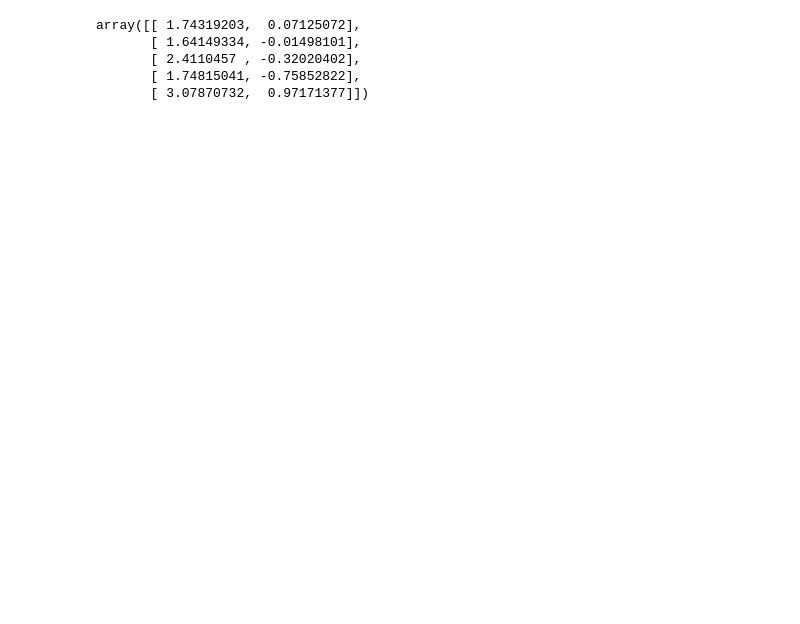
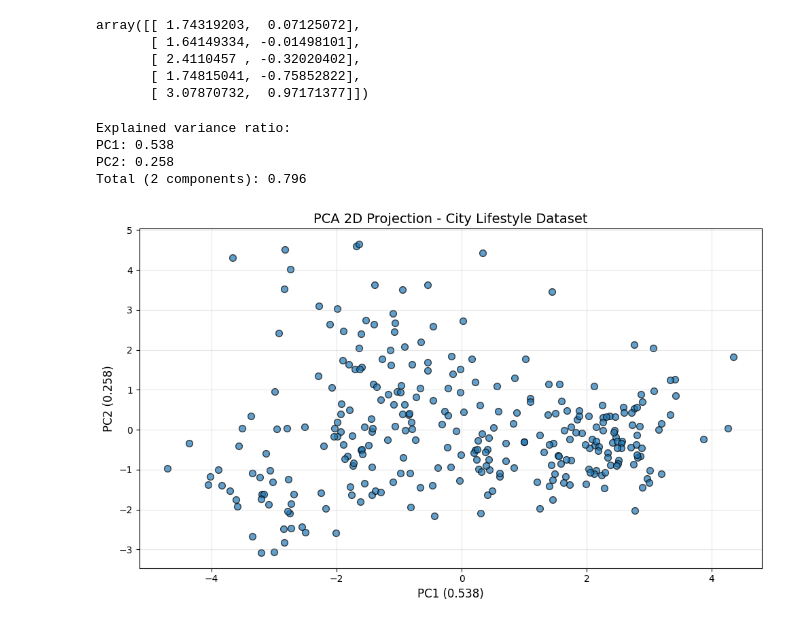
Before and after one commit to wixii/projet-final, a Jupyter notebook: notebooks/pca.ipynb, the cells around one changed output. Cells and saved outputs as stored; diff of their text form; code cells hidden in the pictures; blank space fills up the shorter version.

Commit message:
add PCA visualization and variance analysis

```diff
--- a/notebooks/pca.ipynb
+++ b/notebooks/pca.ipynb
@@ -32,3 +32,35 @@ array([[ 1.74319203,  0.07125072],
        [ 2.4110457 , -0.32020402],
        [ 1.74815041, -0.75852822],
        [ 3.07870732,  0.97171377]])
+# %%
+var_ratio = pca.explained_variance_ratio_
+
+print("Explained variance ratio:")
+print(f"PC1: {var_ratio[0]:.3f}")
+print(f"PC2: {var_ratio[1]:.3f}")
+print(f"Total (2 components): {var_ratio.sum():.3f}")
+# %% [output]
+Explained variance ratio:
+PC1: 0.538
+PC2: 0.258
+Total (2 components): 0.796
+# %%
+plt.figure(figsize=(10, 6))
+
+plt.scatter(
+    X_pca[:, 0],
+    X_pca[:, 1],
+    alpha=0.7,
+    edgecolor="k",
+    s=50
+)
+
+plt.xlabel(f"PC1 ({var_ratio[0]:.3f})", fontsize=12)
+plt.ylabel(f"PC2 ({var_ratio[1]:.3f})", fontsize=12)
+plt.title("PCA 2D Projection - City Lifestyle Dataset", fontsize=14)
+
+plt.grid(alpha=0.3)
+plt.tight_layout()
+plt.show()
+# %% [output]
+[figure, added]
```
